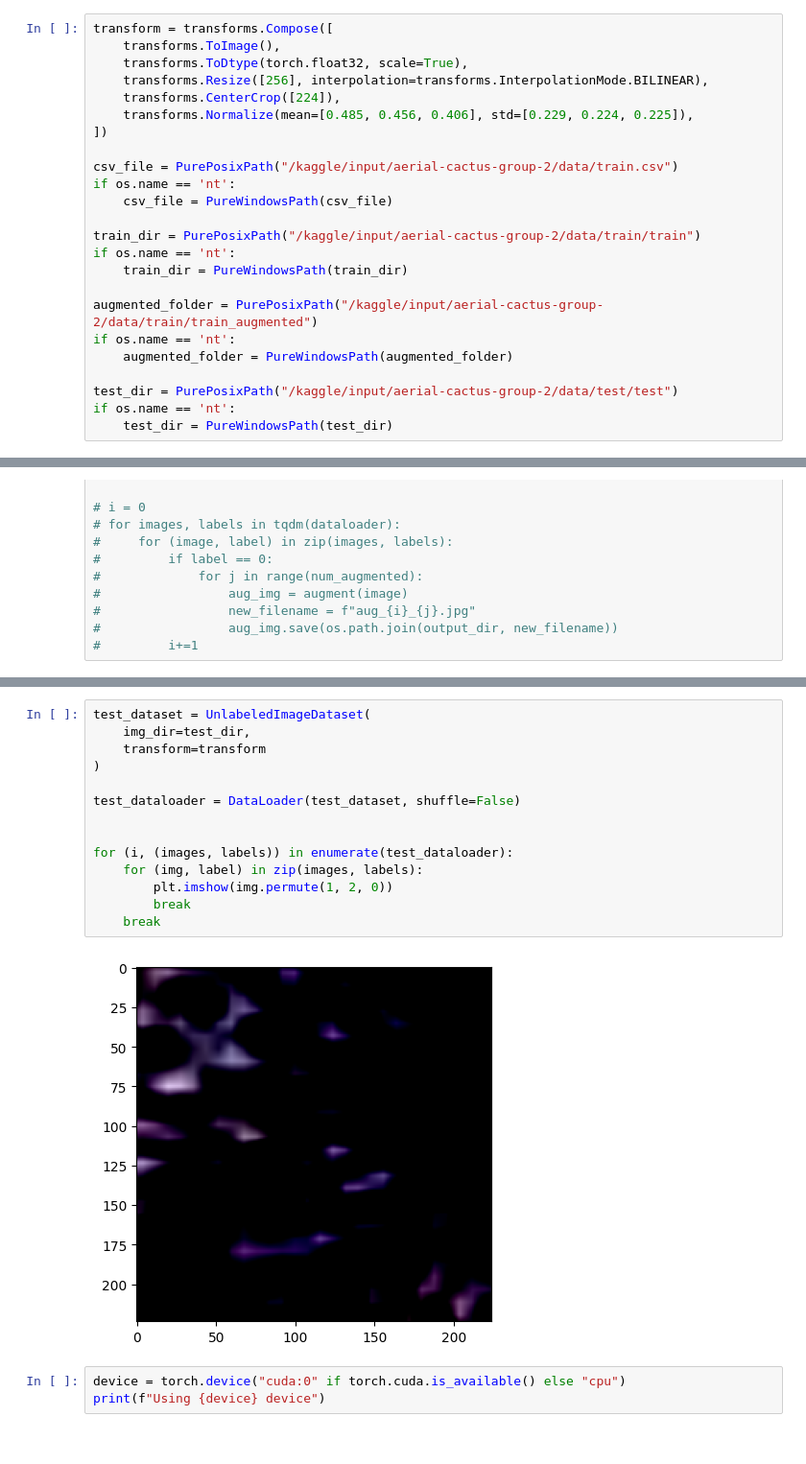
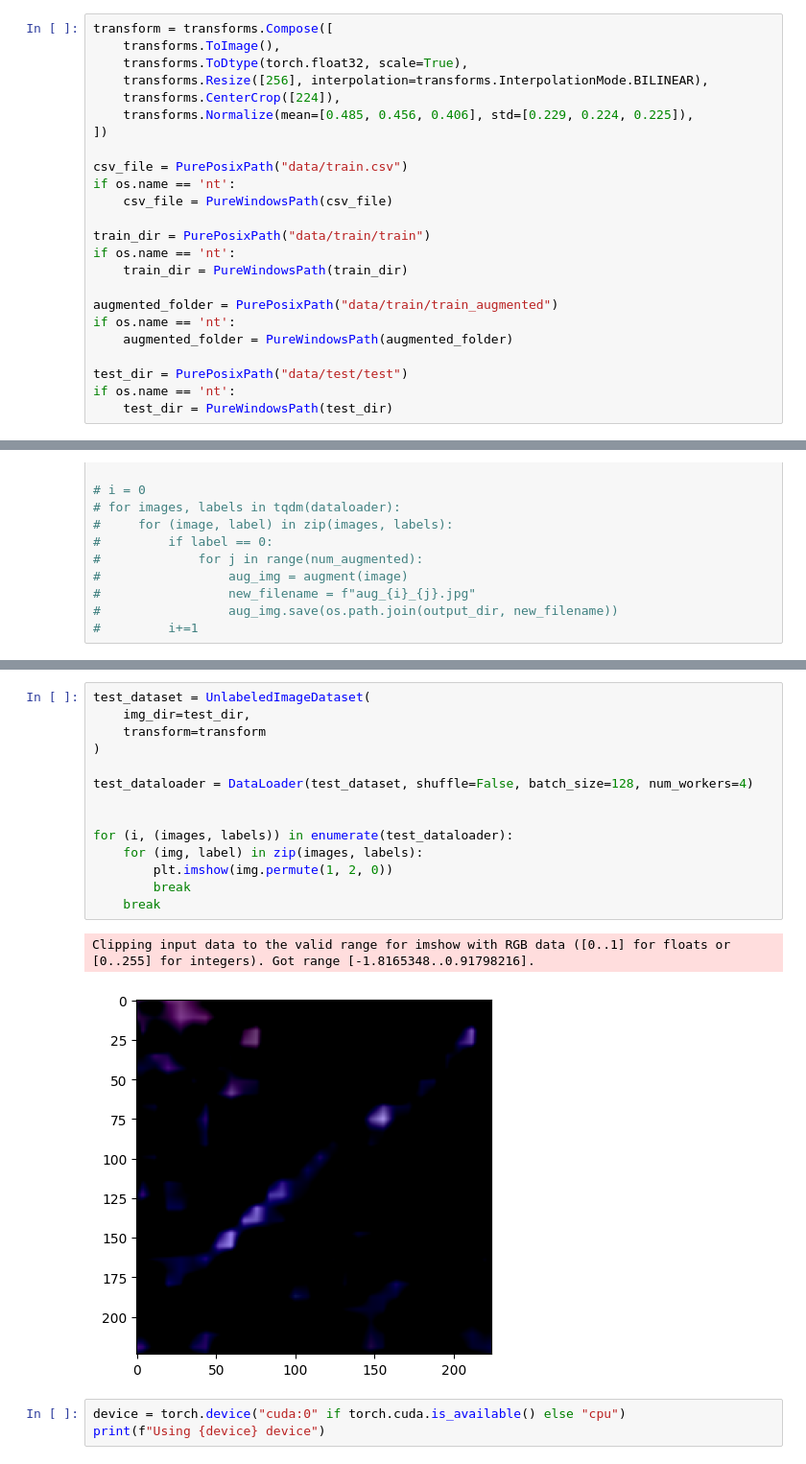
Before and after one commit to IAmReallyAlessio/AML-Challenges, a Jupyter notebook: challenge1/aerial_imagery.ipynb, the cells around one changed output, grey strips where cells are left out. Shown: that part at 96% size. Drawn from its saved outputs; the diff is of its cells as text.

```diff
--- a/challenge1/aerial_imagery.ipynb
+++ b/challenge1/aerial_imagery.ipynb
@@ -73,19 +73,19 @@ transform = transforms.Compose([
     transforms.Normalize(mean=[0.485, 0.456, 0.406], std=[0.229, 0.224, 0.225]),
 ])
 
-csv_file = PurePosixPath("/kaggle/input/aerial-cactus-group-2/data/train.csv")
+csv_file = PurePosixPath("data/train.csv")
 if os.name == 'nt':
     csv_file = PureWindowsPath(csv_file)
 
-train_dir = PurePosixPath("/kaggle/input/aerial-cactus-group-2/data/train/train")
+train_dir = PurePosixPath("data/train/train")
 if os.name == 'nt':
     train_dir = PureWindowsPath(train_dir)
 
-augmented_folder = PurePosixPath("/kaggle/input/aerial-cactus-group-2/data/train/train_augmented")
+augmented_folder = PurePosixPath("data/train/train_augmented")
 if os.name == 'nt':
     augmented_folder = PureWindowsPath(augmented_folder)
 
-test_dir = PurePosixPath("/kaggle/input/aerial-cactus-group-2/data/test/test")
+test_dir = PurePosixPath("data/test/test")
 if os.name == 'nt':
     test_dir = PureWindowsPath(test_dir)
 # %%
@@ -162,19 +163,20 @@ Test set size: 5245
 # %%
 test_dataset = UnlabeledImageDataset(
     img_dir=test_dir,
     transform=transform
 )
 
-test_dataloader = DataLoader(test_dataset, shuffle=False)
+test_dataloader = DataLoader(test_dataset, shuffle=False, batch_size=128, num_workers=4)
 
 
 for (i, (images, labels)) in enumerate(test_dataloader):
     for (img, label) in zip(images, labels):
         plt.imshow(img.permute(1, 2, 0))
         break
     break
 # %% [output]
+Clipping input data to the valid range for imshow with RGB data ([0..1] for floats or [0..255] for integers). Got range [-1.8165348..0.91798216].
-[figure, old version]
+[figure, new version]
 # %%
 device = torch.device("cuda:0" if torch.cuda.is_available() else "cpu")
 print(f"Using {device} device")
```
Also changed, not shown: parts of 7 cells of this notebook, 3 other files.
